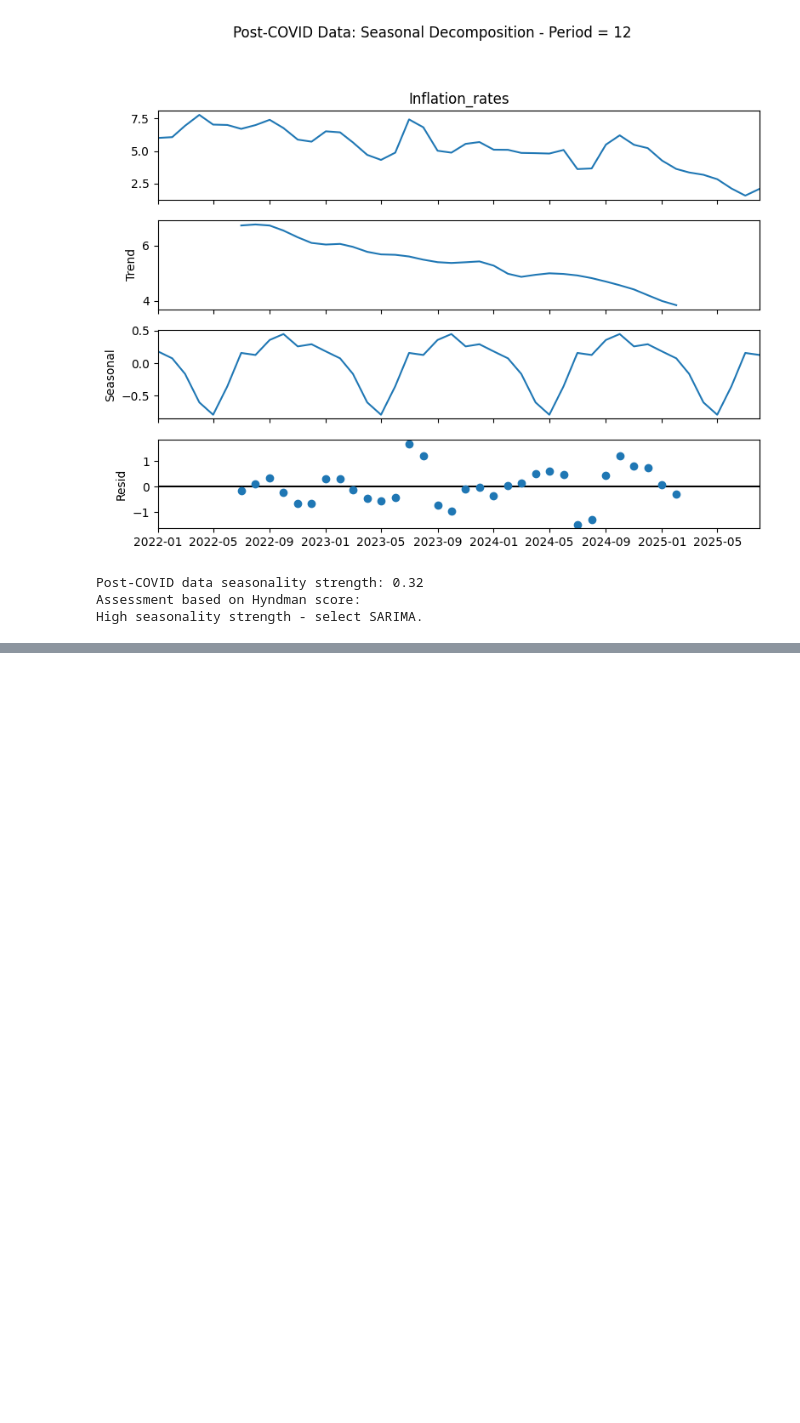
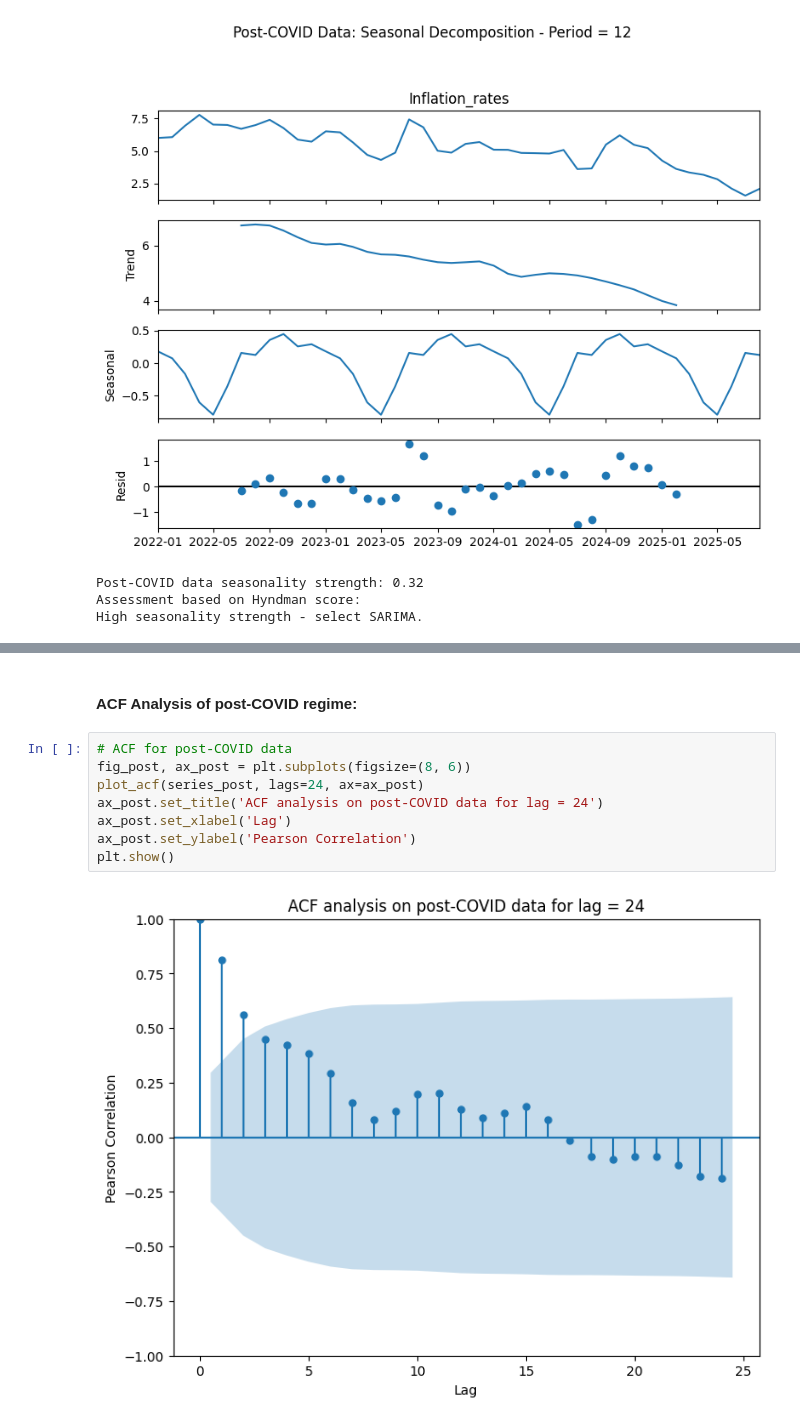
Before and after one commit to thenaivecoder89/statistical_and_machine_learning_models, a Jupyter notebook: statistical_models/arima/India_Inflation_Forecast.ipynb, the cells around one changed output, grey strips where cells are left out. Drawn from its saved outputs; the diff is of its cells as text; blank space fills up the shorter version.

```diff
--- a/statistical_models/arima/India_Inflation_Forecast.ipynb
+++ b/statistical_models/arima/India_Inflation_Forecast.ipynb
@@ -270,0 +293,12 @@ Use both for AR/MA order hints.
+# %% [markdown]
+#### **ACF Analysis of post-COVID regime:**
+# %%
+# ACF for post-COVID data
+fig_post, ax_post = plt.subplots(figsize=(8, 6))
+plot_acf(series_post, lags=24, ax=ax_post)
+ax_post.set_title('ACF analysis on post-COVID data for lag = 24')
+ax_post.set_xlabel('Lag')
+ax_post.set_ylabel('Pearson Correlation')
+plt.show()
+# %% [output]
+[figure, added]
```
Also changed, not shown: parts of 18 cells of this notebook.
